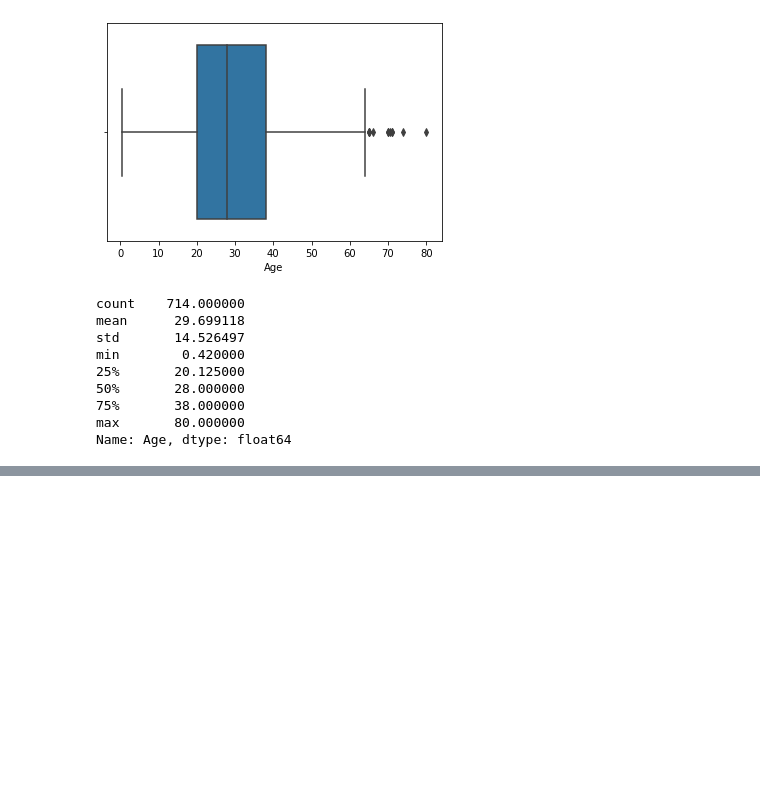
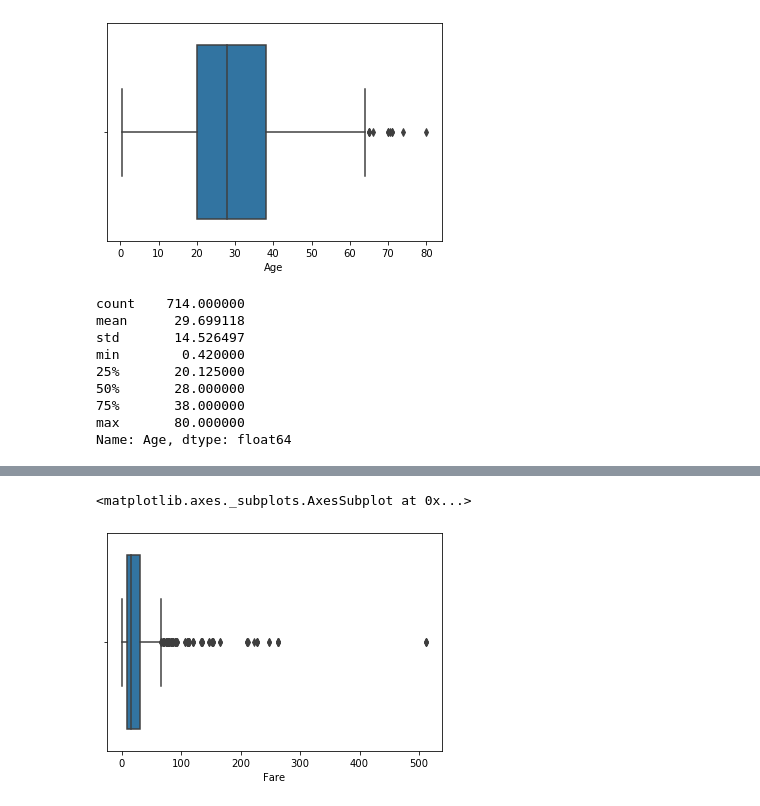
Before and after one commit to Ashlin-R/Feature-Engineering, a Jupyter notebook: Feature Engineering.ipynb, the cells around one changed output, grey strips where cells are left out. Saved outputs shown, nothing was run; the diff lists cells and outputs as text; code cells hidden in the pictures; blank space fills up the shorter version.

```diff
--- a/Feature Engineering.ipynb
+++ b/Feature Engineering.ipynb
@@ -973,0 +1019,5 @@ Name: Age, dtype: float64
+# %%
+sns.boxplot(x='Fare',data=df)
+# %% [output]
+<matplotlib.axes._subplots.AxesSubplot at 0x...>
+[figure, added]
```
Also changed, not shown: parts of 56 cells of this notebook, 1 other file.
